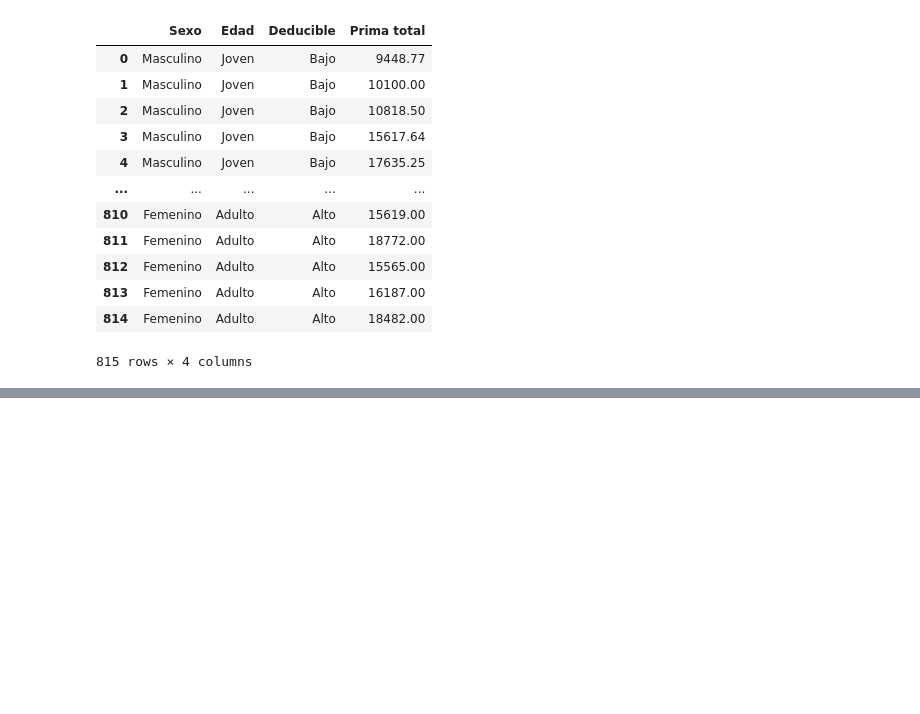
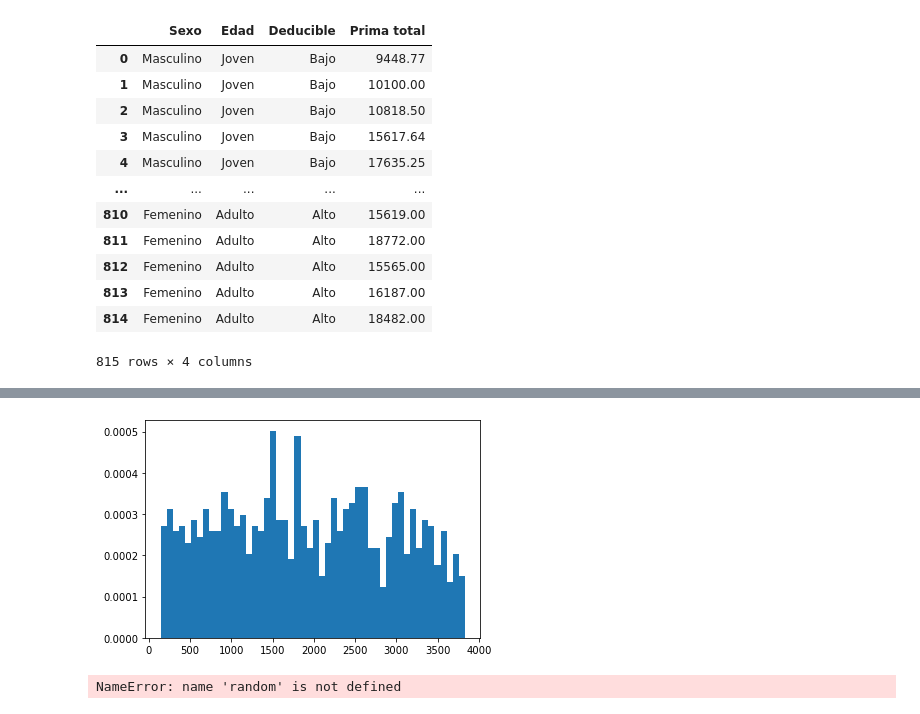
Before and after one commit to CarlosRumo/Proyecto_SPF_Seguros_GMM, a Jupyter notebook: Proyecto.ipynb, the cells around one changed output, grey strips where cells are left out. Drawn from its saved outputs; the diff is of its cells as text; code cells hidden in the pictures; blank space fills up the shorter version.

Commit message:
Nodos para calcular prima e ingreso

```diff
--- a/Proyecto.ipynb
+++ b/Proyecto.ipynb
@@ -116,0 +117,51 @@ plt.show()
+# %%
+#Cálculo del costo de la prima
+
+def prima(E,G,D,V):
+    if E == 1:
+        p=0.1
+    else:
+        p=0.14
+    if G==1:
+        p=p+0.03
+    else:
+        p = p+0.05
+    if D==1:
+        p= p + 0.40
+    else:
+        if D==2:
+            p = p + 0.32
+        else:
+            p = p + 0.27
+
+    return((p*V)/12)
+# %%
+N=1000
+E=np.random.randint(1,3,size=N)
+G=np.random.randint(1,3,size=N)
+D=np.random.randint(1,4,size=N)
+V=np.random.randint(4000,100000,size=1000)
+costo =list(map(lambda x: prima(E[x],G[x],D[x],V[x]), np.arange(N)))
+plt.hist(A,bins = 50,density=True)
+plt.show()
+# %% [output]
+[figure, added]
+# %%
+#FUNCIÓN DE INGRESO GENERANDO 1,000 PRIMAS ALEATORIAS
+
+def ingreso(x):
+    N=1000
+    E=random.randint(18,100,size=1000)
+    G=random.randint(1,3,size=1000)
+    D=random.randint(1,4,size=1000)
+    V=random.randint(4000,100000,size=1000)
+    A =list(map(lambda i: prima(E[i],G[i],D[i],V[i]), np.arange(N)))
+    Ingreso = sum(A)
+    return Ingreso
+
+#SIMULACIÓN DE LOS INGRESOS
+B = list(map(lambda i: ingreso(i), np.arange(N)))
+plt.hist(B,density=True)
+plt.show()
+# %% [output]
+NameError: name 'random' is not defined
```
Also changed, not shown: parts of 1 cell of this notebook.
